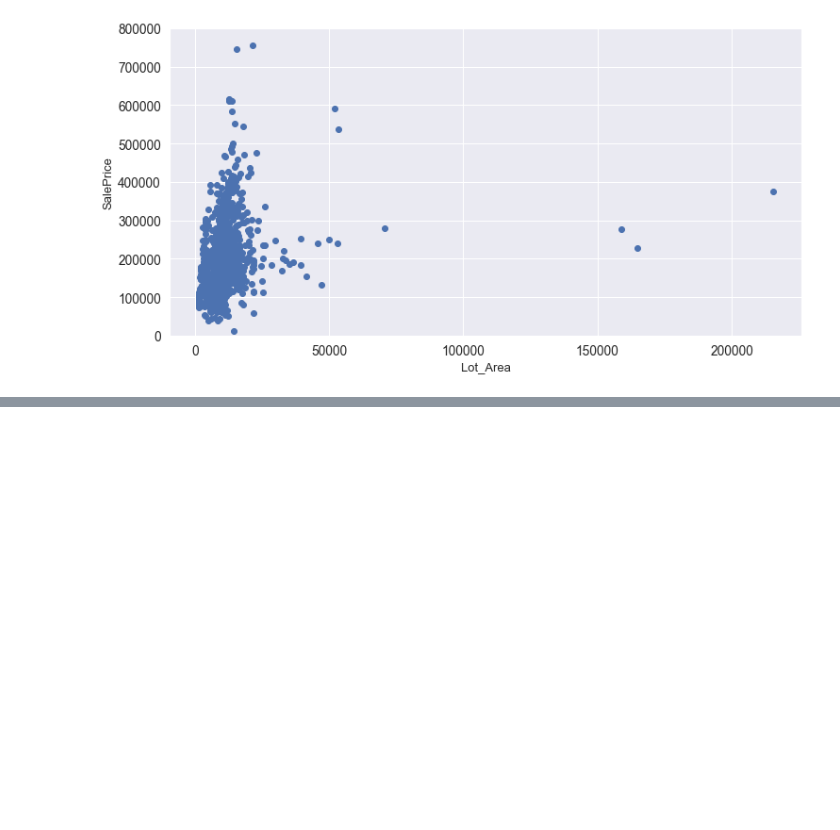
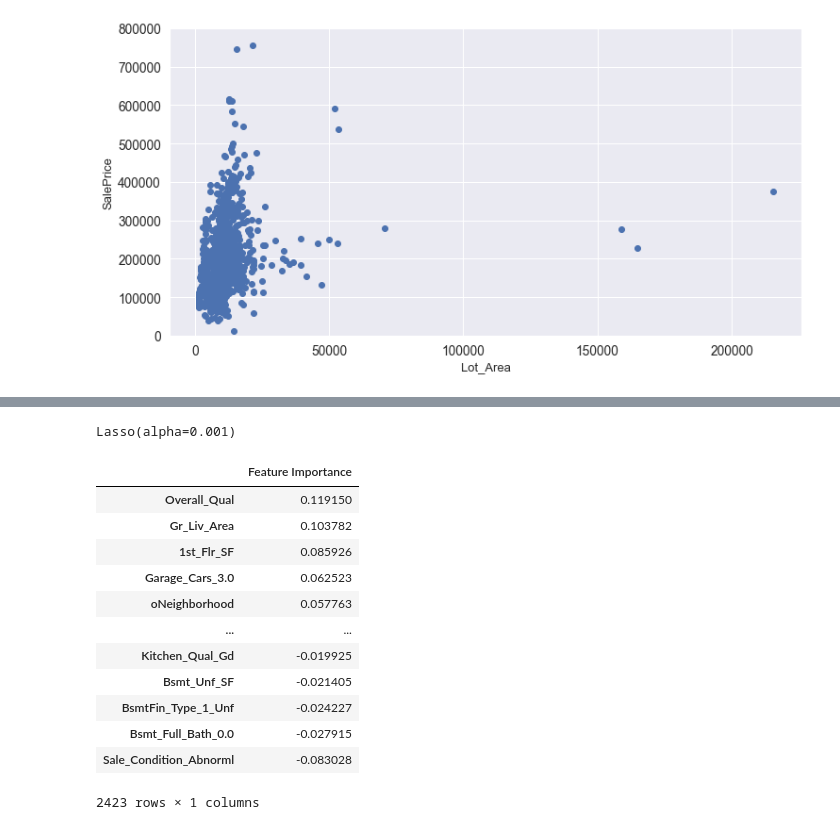
Before and after one commit to greatabel/PythonProjectLearn, a Jupyter notebook: b6969price_predict/Assignment2.ipynb, the cells around one changed output, grey strips where cells are left out. Drawn from its saved outputs; the diff is of its cells as text; code cells hidden in the pictures; blank space fills up the shorter version.

```diff
--- a/b6969price_predict/Assignment2.ipynb
+++ b/b6969price_predict/Assignment2.ipynb
@@ -353,0 +445,16 @@ full.drop(['SalePrice'],axis=1,inplace=True)
+# %%
+from sklearn.model_selection import cross_val_score, GridSearchCV, KFold
+from sklearn.linear_model import LinearRegression
+from sklearn.linear_model import Ridge
+from sklearn.linear_model import Lasso
+from sklearn.ensemble import RandomForestRegressor, GradientBoostingRegressor, ExtraTreesRegressor
+from sklearn.svm import SVR, LinearSVR
+from sklearn.linear_model import ElasticNet, SGDRegressor, BayesianRidge
+from sklearn.kernel_ridge import KernelRidge
+
+
+
+lasso=Lasso(alpha=0.001)
+lasso.fit(X_scaled,y_log)
+# %% [output]
+Lasso(alpha=0.001)
@@ -353,0 +463,16 @@ full.drop(['SalePrice'],axis=1,inplace=True)
+# %%
+FI_lasso.sort_values("Feature Importance",ascending=False)
+# %% [output]
+|  | Feature Importance |
+| Overall_Qual | 0.119150 |
+| Gr_Liv_Area | 0.103782 |
+| 1st_Flr_SF | 0.085926 |
+| Garage_Cars_3.0 | 0.062523 |
+| oNeighborhood | 0.057763 |
+| ... | ... |
+| Kitchen_Qual_Gd | -0.019925 |
+| Bsmt_Unf_SF | -0.021405 |
+| BsmtFin_Type_1_Unf | -0.024227 |
+| Bsmt_Full_Bath_0.0 | -0.027915 |
+| Sale_Condition_Abnorml | -0.083028 |
+2423 rows × 1 columns
```
Also changed, not shown: parts of 26 cells of this notebook.
